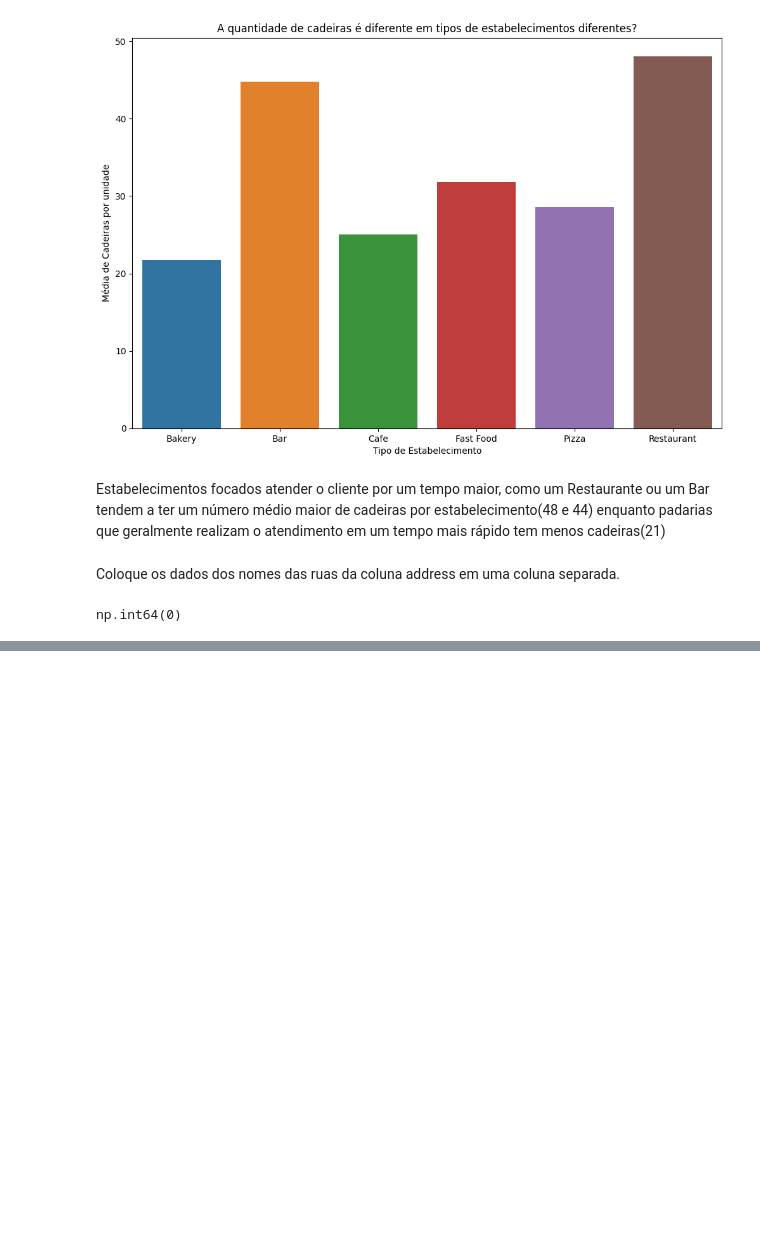
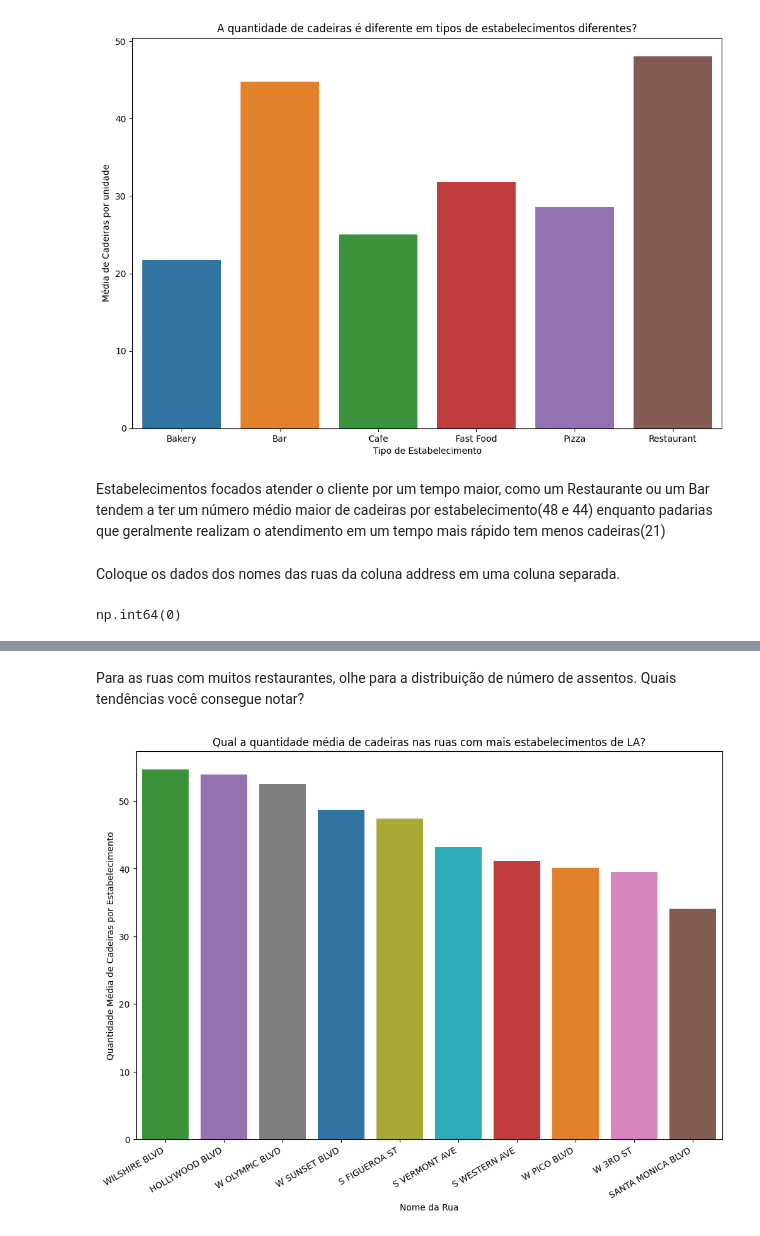
Before and after one commit to ezodia1/projeto10, a Jupyter notebook: projeto10.ipynb, the cells around one changed output, grey strips where cells are left out. Saved outputs shown, nothing was run; the diff lists cells and outputs as text; code cells hidden in the pictures; blank space fills up the shorter version.

```diff
--- a/projeto10.ipynb
+++ b/projeto10.ipynb
@@ -208,0 +254,16 @@ print(df_data_restaurants.sample(20))
+# %% [markdown]
+Para as ruas com muitos restaurantes, olhe para a distribuição de número de assentos. Quais tendências você consegue notar?
+# %%
+df_data_ten_number = df_data.groupby('street')[['id', 'number']].agg({'id': 'count', 'number': 'mean'}).sort_values(by= 'id', ascending=False).reset_index().head(10)
+order = df_data_ten_number.sort_values('number', ascending=False)['street']
+df_data_ten_number
+
+plt.figure(figsize=(12, 8))
+sns.barplot(data= df_data_ten_number, x='street', y='number', hue='street', order=order)
+plt.xticks(rotation=30, ha='right')
+plt.xlabel('Nome da Rua')
+plt.ylabel('Quantidade Média de Cadeiras por Estabelecimento')
+plt.title('Qual a quantidade média de cadeiras nas ruas com mais estabelecimentos de LA?')
+plt.show()
+# %% [output]
+[figure, added]
```
Also changed, not shown: parts of 10 cells of this notebook.
